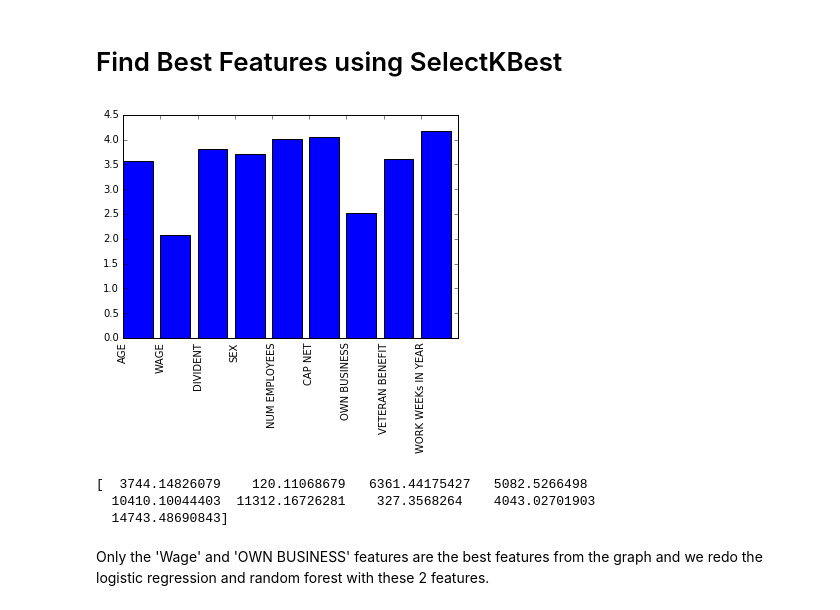
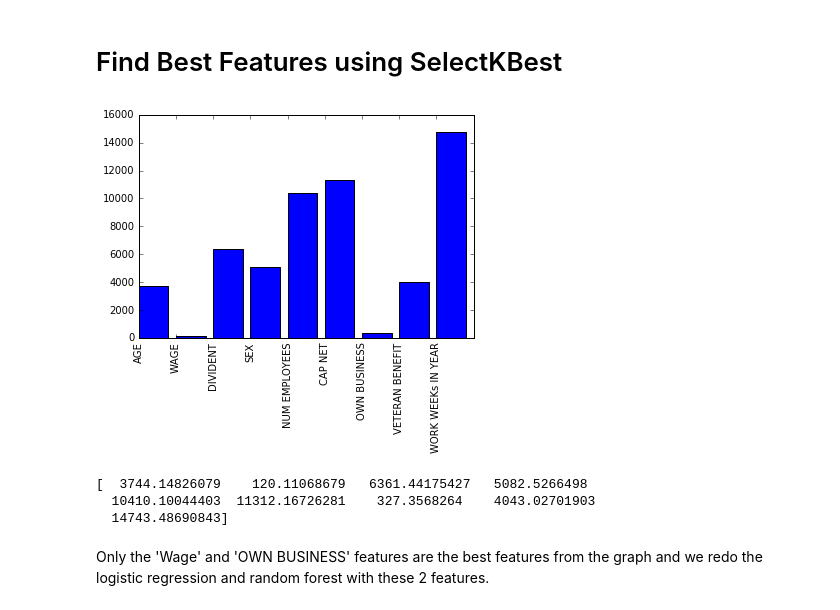
Before and after one commit to thanhluan001/Dataiku_Test, a Jupyter notebook: USCensus.ipynb, the cells around one changed output. Drawn from its saved outputs; the diff is of its cells as text; code cells hidden in the pictures.

```diff
--- a/USCensus.ipynb
+++ b/USCensus.ipynb
@@ -9,7 +9,7 @@ import matplotlib.pyplot as plt
 # %%
 census = pd.read_csv('census_income_learn.csv', header=None)
 census.columns = ['AGE', 'CLSWKR', 'INDUSTRY', 'OCCUPATION', 'EDU', 'WAGE', 'SCHOOL ATTENDING',
-                  'MARRIAGE', 'INDUSTRY', 'OCCUPATION', 'RACE', 'HISPANIC ORI', 'SEX', 'MEM UNION',
+                  'MARRIAGE', 'INDUSTRY CODE', 'OCCUPATION CODE', 'RACE', 'HISPANIC ORI', 'SEX', 'MEM UNION',
                   'UNEMPLOY REASON', 'EMPLOYMENT STATUS', 'CAPGAIN', 'CAPLOSS' , 'DIVIDENT',
                   'FEDTAX', 'TAX FILLER', 'PREVIOUS STATE', 'HOUSEHOLD STATUS',
                   'FAMILY STATUS', 'WEIGHT', 'MIGRANT  (MSA)', 'MIGRANT (REG)',
@@ -119,20 +262,17 @@ print(scores.mean())
 # %%
 from sklearn.feature_selection import SelectKBest, f_classif, f_regression
 
 selector = SelectKBest(f_classif, k="all")
 selector.fit(census[predictors], census["EARN"])
 
-#scores = -np.log10(selector.pvalues_)
-scores = np.log10(selector.scores_)
-
 # Plot the scores.
-plt.bar(range(len(predictors)), scores)
+plt.bar(range(len(predictors)), selector.scores_)
 plt.xticks(range(len(predictors)), predictors, rotation='vertical')
 plt.show()
 
 print(selector.scores_)
 # %% [output]
-[figure, old version]
+[figure, new version]
 [  3744.14826079    120.11068679   6361.44175427   5082.5266498
   10410.10044403  11312.16726281    327.3568264    4043.02701903
   14743.48690843]
```
Also changed, not shown: parts of 20 cells of this notebook.
